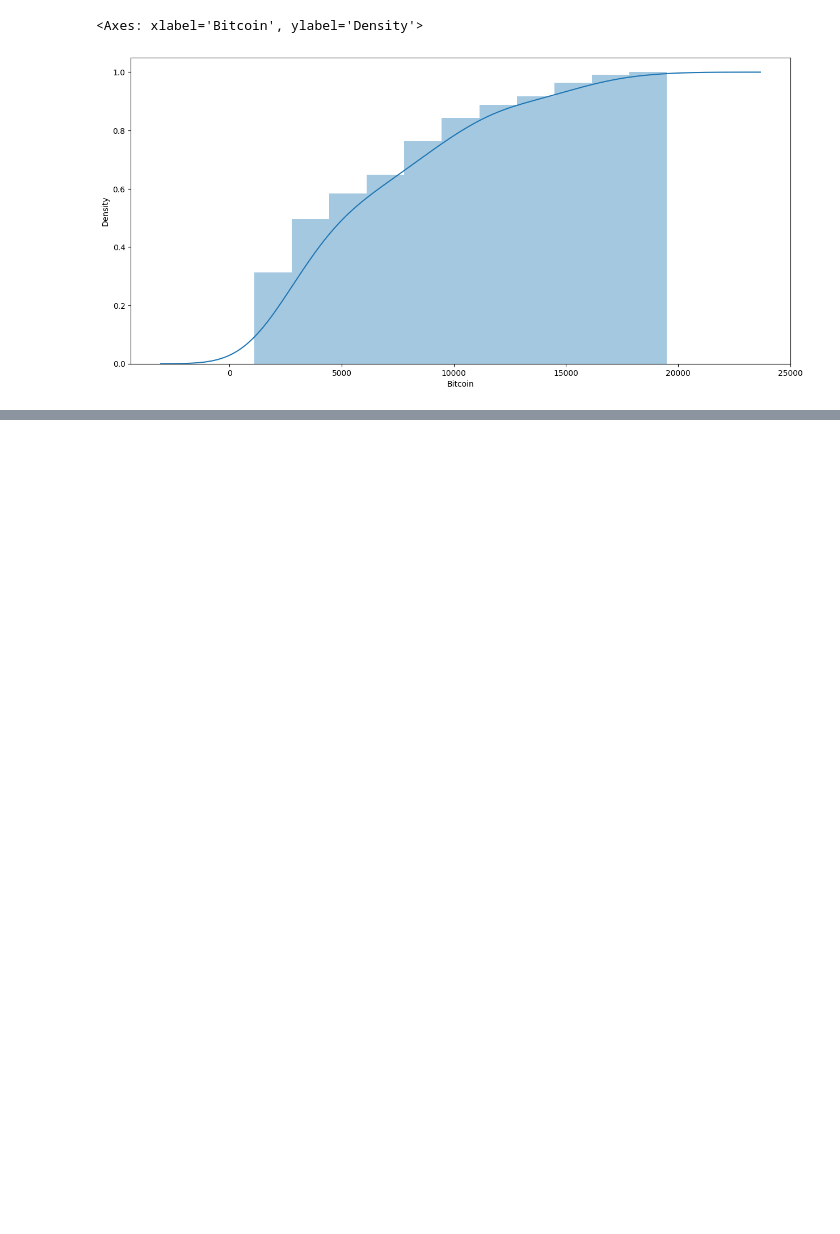
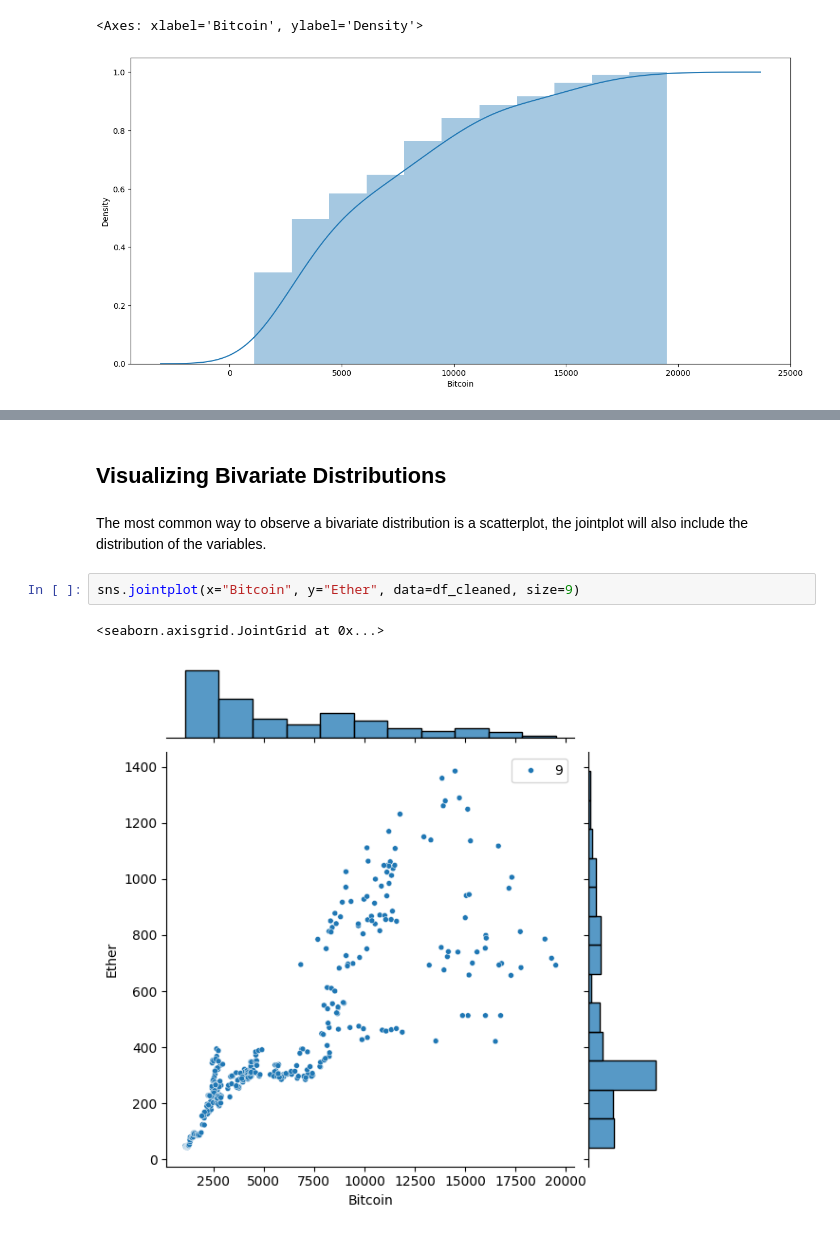
Before and after one commit to Mulenga-Chilambwe/BTC-ETH-ANALYSIS-INSIGHT, a Jupyter notebook: btc-eth-insight.ipynb, the cells around one changed output, grey strips where cells are left out. Drawn from its saved outputs; the diff is of its cells as text; blank space fills up the shorter version.

```diff
--- a/btc-eth-insight.ipynb
+++ b/btc-eth-insight.ipynb
@@ -223,0 +243,10 @@ https://gist.github.com/mwaskom/de44147ed2974457ad6372750bbe5751
+# %% [markdown]
+## __Visualizing Bivariate Distributions__
+# %% [markdown]
+The most common way to observe a bivariate distribution is a scatterplot, the jointplot will also
+include the distribution of the variables.
+# %%
+sns.jointplot(x="Bitcoin", y="Ether", data=df_cleaned, size=9)
+# %% [output]
+<seaborn.axisgrid.JointGrid at 0x...>
+[figure, added]
```
Also changed, not shown: parts of 21 cells of this notebook.
